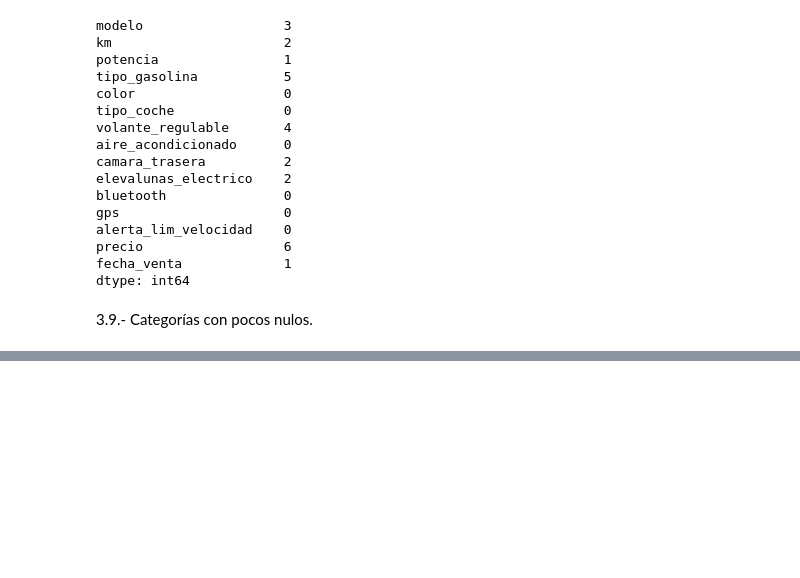
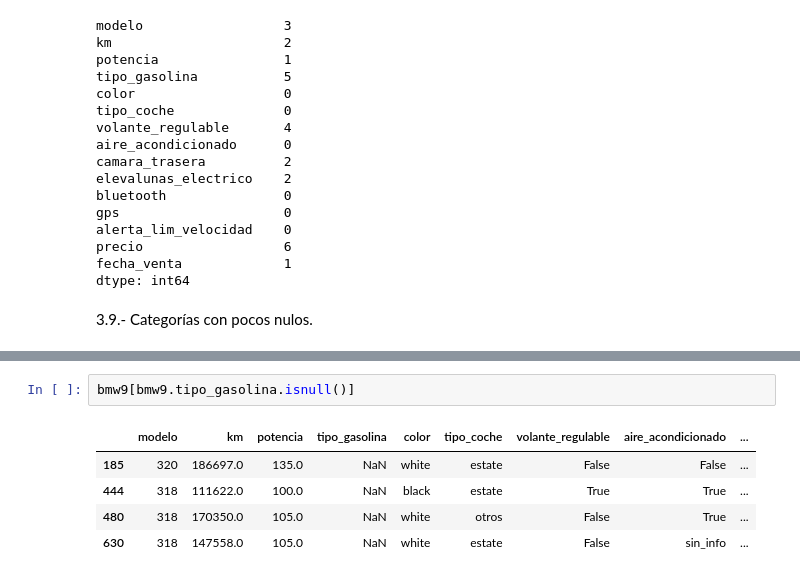
Before and after one commit to tvgtech/BMW_Proj, a Jupyter notebook: Toni_BMW_v2.ipynb, the cells around one changed output, grey strips where cells are left out. Drawn from its saved outputs; the diff is of its cells as text; blank space fills up the shorter version.

```diff
--- a/Toni_BMW_v2.ipynb
+++ b/Toni_BMW_v2.ipynb
@@ -464,0 +659,8 @@ dtype: int64
+# %%
+bmw9[bmw9.tipo_gasolina.isnull()]
+# %% [output]
+|  | modelo | km | potencia | tipo_gasolina | color | tipo_coche | volante_regulable | aire_acondicionado | ... |
+| 185 | 320 | 186697.0 | 135.0 | NaN | white | estate | False | False | ... |
+| 444 | 318 | 111622.0 | 100.0 | NaN | black | estate | True | True | ... |
+| 480 | 318 | 170350.0 | 105.0 | NaN | white | otros | False | True | ... |
+| 630 | 318 | 147558.0 | 105.0 | NaN | white | estate | False | sin_info | ... |
```
Also changed, not shown: parts of 84 cells of this notebook, 1 other file.
